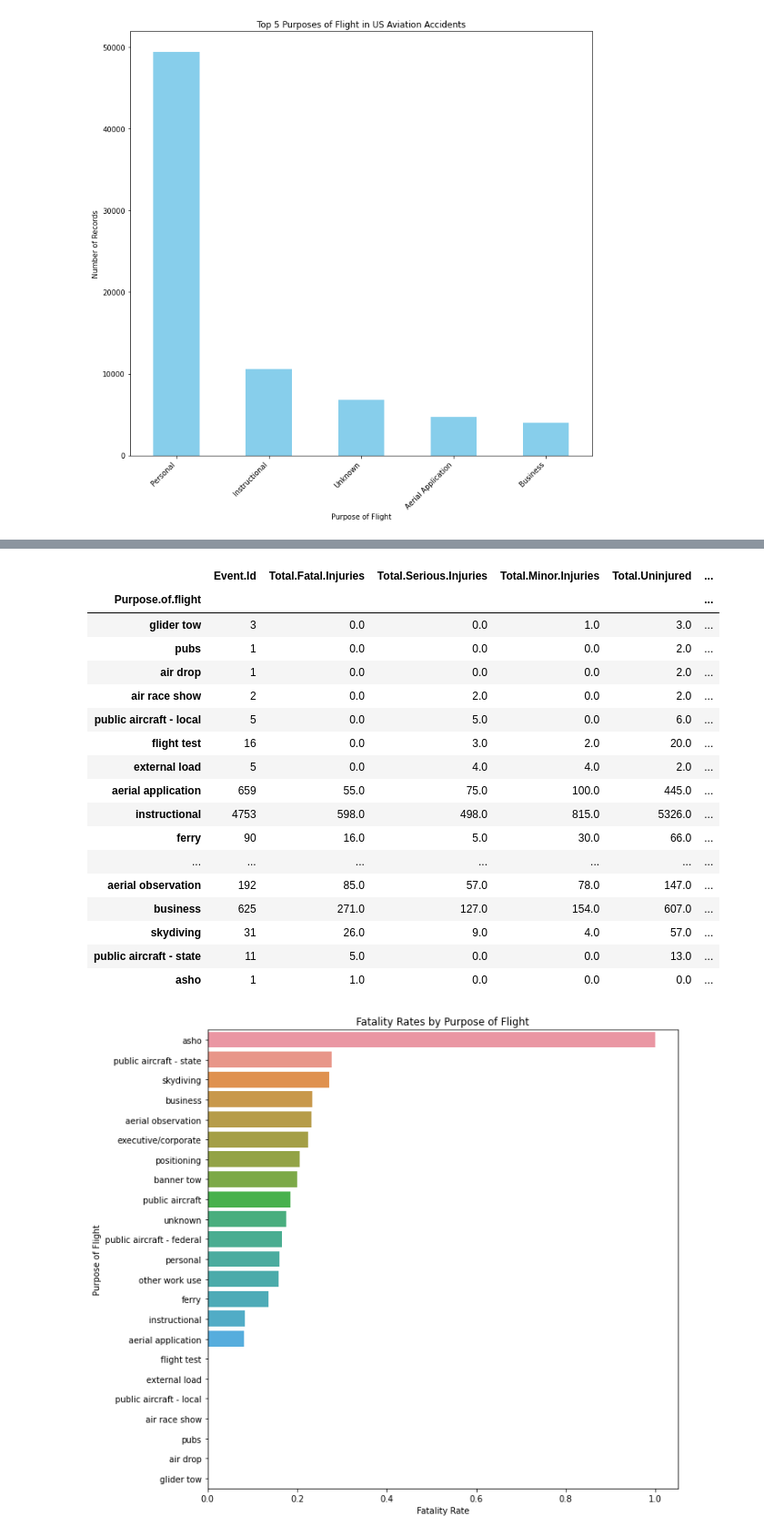
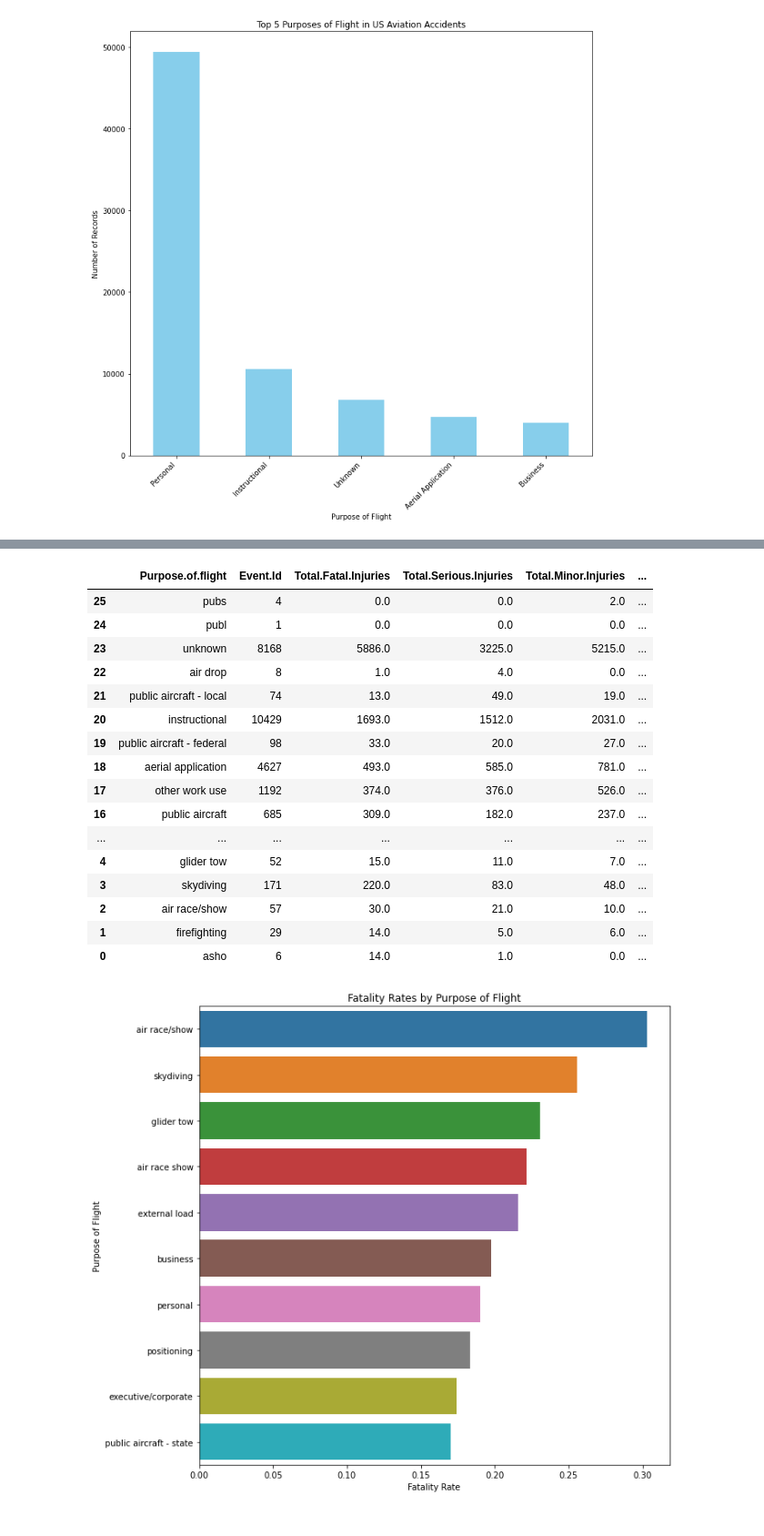
Before and after one commit to sharleneateyo/phase_1_project, a Jupyter notebook: notebook.ipynb, the cells around one changed output, grey strips where cells are left out. Shown at 91% size. Saved outputs shown, nothing was run; the diff lists cells and outputs as text; code cells hidden in the pictures.

```diff
--- a/notebook.ipynb
+++ b/notebook.ipynb
@@ -619,6 +604,6 @@ this indicated less fatality rates, and high chances of survivability. from this
 # %%
 # grouping by purpose of fight
-purpose_stats = filtered_aviation_data.groupby("Purpose.of.flight").agg({'Event.Id': 'count',
+purpose_stats = us_aviation_accidents_data.groupby("Purpose.of.flight").agg({'Event.Id': 'count',
                                                        'Total.Fatal.Injuries':'sum',
                                                        'Total.Serious.Injuries': 'sum',
                                                        'Total.Minor.Injuries': 'sum',
@@ -661,37 +646,38 @@ purpose_stats['Injury Rates']= (purpose_stats['Total.Fatal.Injuries'] + purpose_
 # %%
 purpose_stats.sort_values(by= 'Fatality Rate')
 # %% [output]
-|  | Event.Id | Total.Fatal.Injuries | Total.Serious.Injuries | Total.Minor.Injuries | Total.Uninjured | ... |
-| Purpose.of.flight |  |  |  |  |  | ... |
-| glider tow | 3 | 0.0 | 0.0 | 1.0 | 3.0 | ... |
-| pubs | 1 | 0.0 | 0.0 | 0.0 | 2.0 | ... |
-| air drop | 1 | 0.0 | 0.0 | 0.0 | 2.0 | ... |
-| air race show | 2 | 0.0 | 2.0 | 0.0 | 2.0 | ... |
-| public aircraft - local | 5 | 0.0 | 5.0 | 0.0 | 6.0 | ... |
-| flight test | 16 | 0.0 | 3.0 | 2.0 | 20.0 | ... |
-| external load | 5 | 0.0 | 4.0 | 4.0 | 2.0 | ... |
-| aerial application | 659 | 55.0 | 75.0 | 100.0 | 445.0 | ... |
-| instructional | 4753 | 598.0 | 498.0 | 815.0 | 5326.0 | ... |
-| ferry | 90 | 16.0 | 5.0 | 30.0 | 66.0 | ... |
+|  | Purpose.of.flight | Event.Id | Total.Fatal.Injuries | Total.Serious.Injuries | Total.Minor.Injuries | ... |
+| 25 | pubs | 4 | 0.0 | 0.0 | 2.0 | ... |
+| 24 | publ | 1 | 0.0 | 0.0 | 0.0 | ... |
+| 23 | unknown | 8168 | 5886.0 | 3225.0 | 5215.0 | ... |
+| 22 | air drop | 8 | 1.0 | 4.0 | 0.0 | ... |
+| 21 | public aircraft - local | 74 | 13.0 | 49.0 | 19.0 | ... |
+| 20 | instructional | 10429 | 1693.0 | 1512.0 | 2031.0 | ... |
+| 19 | public aircraft - federal | 98 | 33.0 | 20.0 | 27.0 | ... |
+| 18 | aerial application | 4627 | 493.0 | 585.0 | 781.0 | ... |
+| 17 | other work use | 1192 | 374.0 | 376.0 | 526.0 | ... |
+| 16 | public aircraft | 685 | 309.0 | 182.0 | 237.0 | ... |
 | ... | ... | ... | ... | ... | ... | ... |
-| aerial observation | 192 | 85.0 | 57.0 | 78.0 | 147.0 | ... |
-| business | 625 | 271.0 | 127.0 | 154.0 | 607.0 | ... |
-| skydiving | 31 | 26.0 | 9.0 | 4.0 | 57.0 | ... |
-| public aircraft - state | 11 | 5.0 | 0.0 | 0.0 | 13.0 | ... |
-| asho | 1 | 1.0 | 0.0 | 0.0 | 0.0 | ... |
+| 4 | glider tow | 52 | 15.0 | 11.0 | 7.0 | ... |
+| 3 | skydiving | 171 | 220.0 | 83.0 | 48.0 | ... |
+| 2 | air race/show | 57 | 30.0 | 21.0 | 10.0 | ... |
+| 1 | firefighting | 29 | 14.0 | 5.0 | 6.0 | ... |
+| 0 | asho | 6 | 14.0 | 1.0 | 0.0 | ... |
 # %%
 purpose_stats= purpose_stats.sort_values(by='Fatality Rate', ascending= False).reset_index()
+# %%
+top_purpose_stats= purpose_stats[purpose_stats["Event.Id"] > 50].head(10)
 # %%
 # plotting
 plt.figure(figsize=(10, 10))
 sns.barplot(x= 'Fatality Rate',
            y= 'Purpose.of.flight',
-           data= purpose_stats)
+           data= top_purpose_stats)
 plt.title('Fatality Rates by Purpose of Flight')
 plt.xlabel('Fatality Rate')
 plt.ylabel('Purpose of Flight')
 plt.show()
 
 plt.show()
 # %% [output]
-[figure, old version]
+[figure, new version]
```
Also changed, not shown: parts of 28 cells of this notebook.
